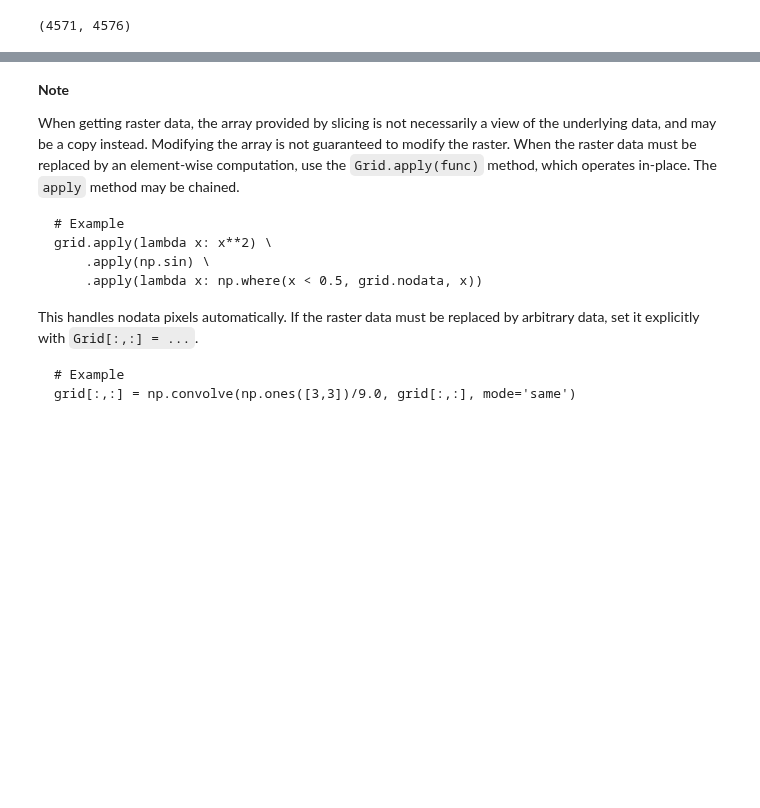
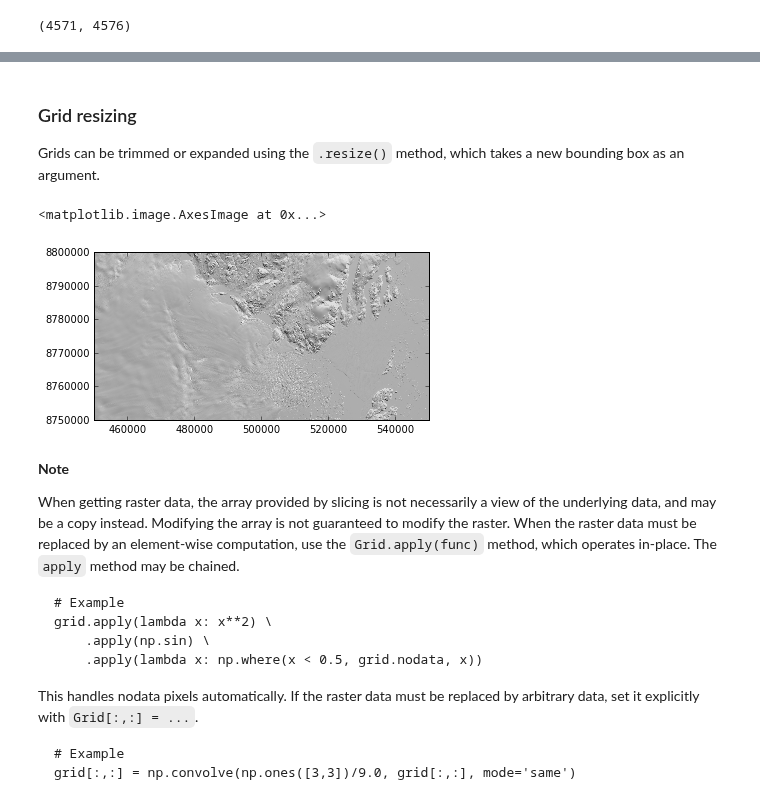
Before and after one commit to fortyninemaps/karta, a Jupyter notebook: doc/source/tutorial.ipynb, the cells around one changed output, grey strips where cells are left out. Saved outputs shown, nothing was run; the diff lists cells and outputs as text; code cells hidden in the pictures; blank space fills up the shorter version.

```diff
--- a/doc/source/tutorial.ipynb
+++ b/doc/source/tutorial.ipynb
@@ -335,3 +397,13 @@ The `RegularGrid` instance provides methods for sampling rasters, computing stat
+# %% [markdown]
+### Grid resizing
+
+Grids can be trimmed or expanded using the `.resize()` method, which takes a new bounding box as an argument.
+# %%
+ls8_small = ls8.resize((450000, 8750000, 550000, 8800000))
+plt.imshow(ls8_small[:,:], origin="bottom", extent=ls8_small.extent, cmap=plt.cm.binary)
+# %% [output]
+<matplotlib.image.AxesImage at 0x...>
+[figure, added]
 # %% [markdown]
 **Note**
 
```
Also changed, not shown: parts of 62 cells of this notebook, 1 other file.
